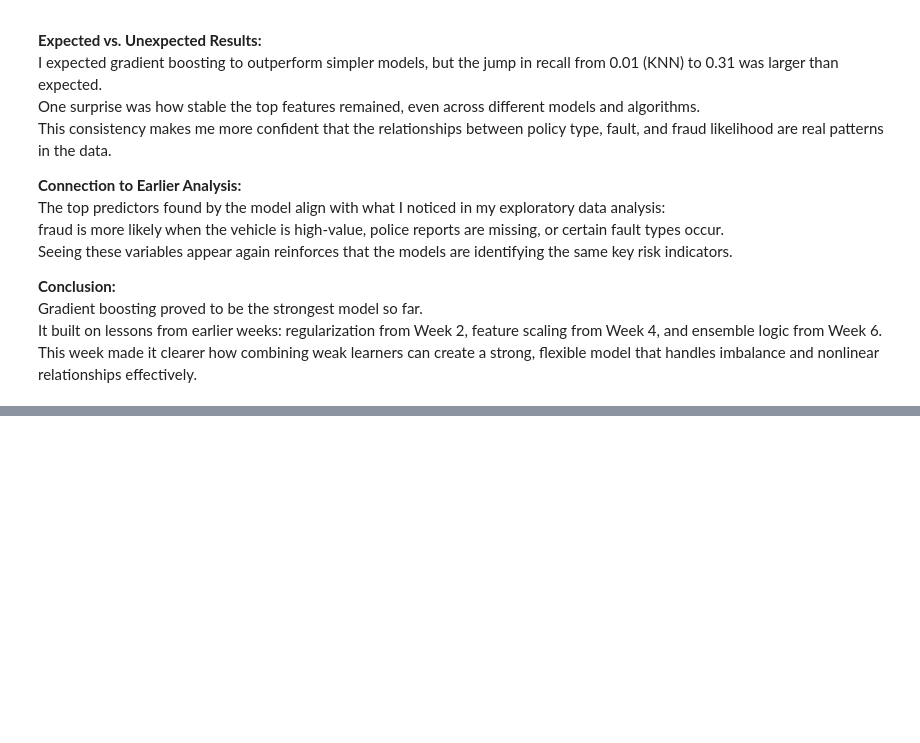
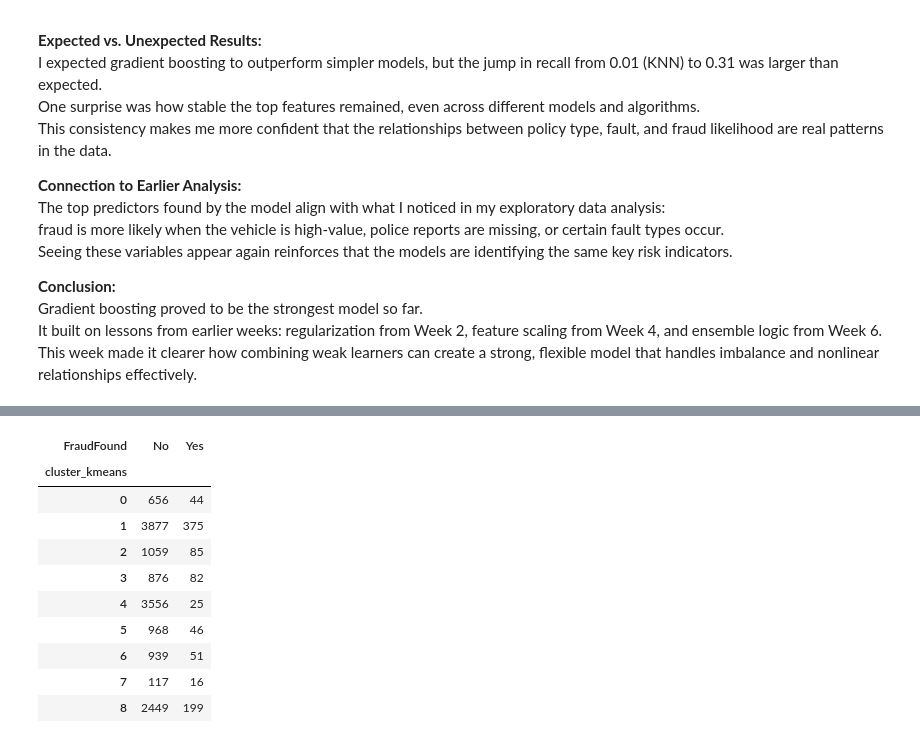
Before and after one commit to NicoleCarney/2025-spring-B2, a Jupyter notebook: Week 1 Spring/Capstone_Week1_Notebook.ipynb, the cells around one changed output, grey strips where cells are left out. Cells and saved outputs as stored; diff of their text form; code cells hidden in the pictures; blank space fills up the shorter version.

```diff
--- a/Week 1 Spring/Capstone_Week1_Notebook.ipynb
+++ b/Week 1 Spring/Capstone_Week1_Notebook.ipynb
@@ -1131,0 +1134,19 @@ This week made it clearer how combining weak learners can create a strong, flexi
+# %%
+import pandas as pd
+import numpy as np
+
+from sklearn.preprocessing import StandardScaler
+from sklearn.cluster import KMeans, DBSCAN, AgglomerativeClustering
+from sklearn.metrics import silhouette_score
+
+df = pd.read_csv("VehicleInsuranceFraud.csv")
+
+y = df["FraudFound"].copy()
+X = df.drop(columns=["FraudFound"])
+
+X_encoded = pd.get_dummies(X, drop_first=True)
+
+scaler = StandardScaler()
+X_scaled = scaler.fit_transform(X_encoded)
+
+print("Encoded shape:", X_encoded.shape)
@@ -1131,0 +1182,21 @@ This week made it clearer how combining weak learners can create a strong, flexi
+# %%
+best_k = 9
+kmeans_final = KMeans(n_clusters=best_k, random_state=42, n_init=10)
+cluster_labels = kmeans_final.fit_predict(X_scaled)
+
+df_clusters = df.copy()
+df_clusters["cluster_kmeans"] = cluster_labels
+
+pd.crosstab(df_clusters["cluster_kmeans"], df_clusters["FraudFound"])
+# %% [output]
+| FraudFound | No | Yes |
+| cluster_kmeans |  |  |
+| 0 | 656 | 44 |
+| 1 | 3877 | 375 |
+| 2 | 1059 | 85 |
+| 3 | 876 | 82 |
+| 4 | 3556 | 25 |
+| 5 | 968 | 46 |
+| 6 | 939 | 51 |
+| 7 | 117 | 16 |
+| 8 | 2449 | 199 |
```
Also changed, not shown: parts of 20 cells of this notebook.
